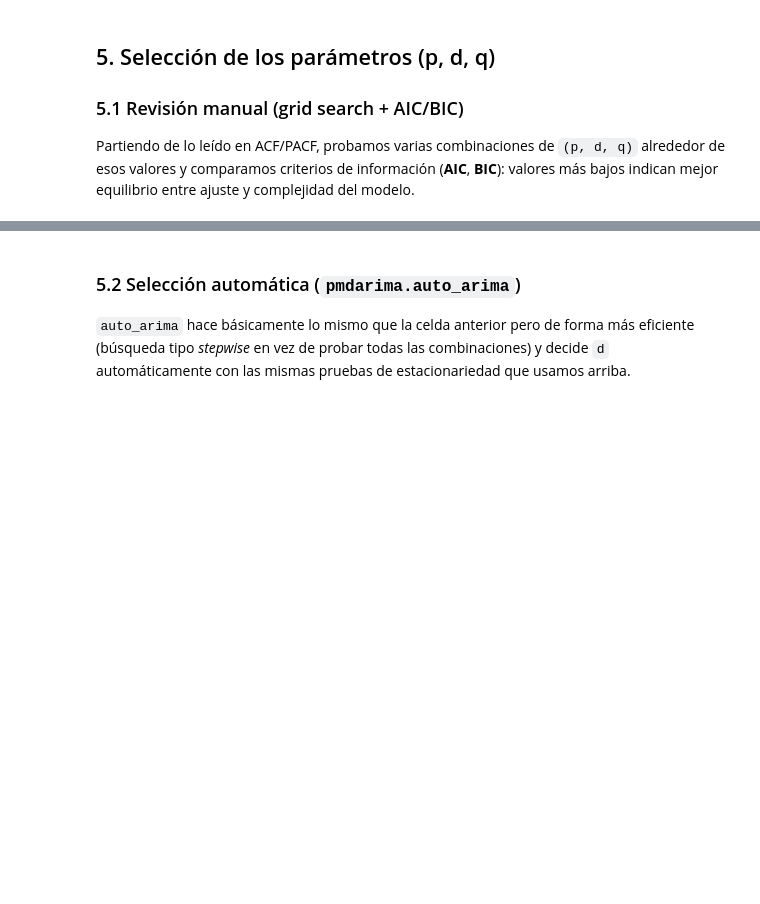
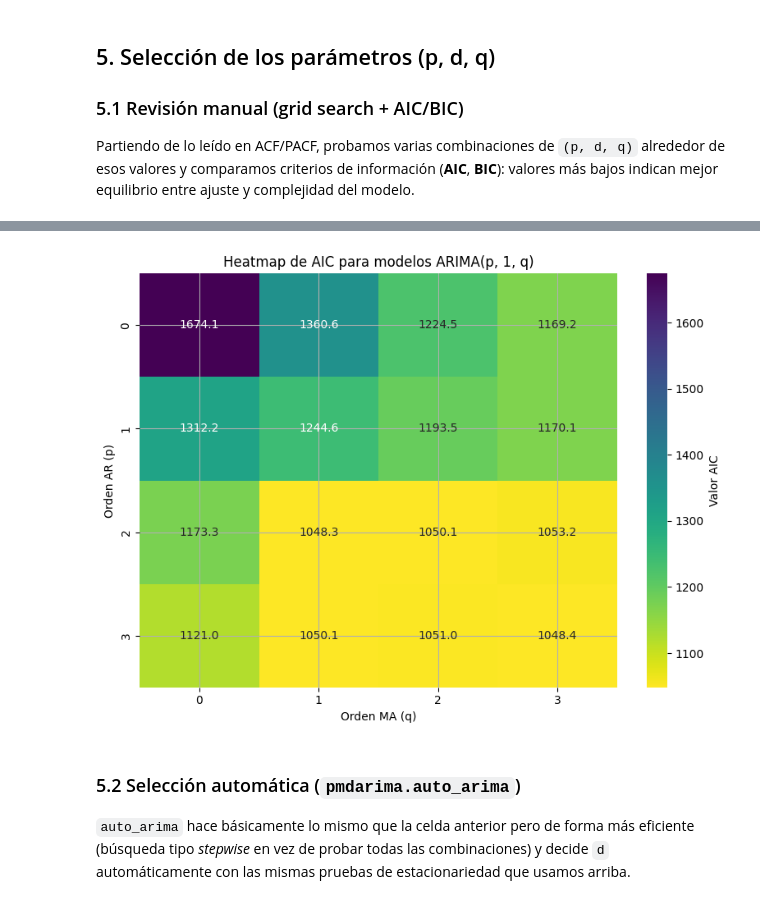
Before and after one commit to mandresblanco/Series-de-tiempo, a Jupyter notebook: Series de tiempo_.ipynb, the cells around one changed output, grey strips where cells are left out. Cells and saved outputs as stored; diff of their text form; code cells hidden in the pictures; blank space fills up the shorter version.

```diff
--- a/Series de tiempo_.ipynb
+++ b/Series de tiempo_.ipynb
@@ -230,3 +235,28 @@ tabla_ordenes.head(10)
+# %%
+import seaborn as sns
+import matplotlib.pyplot as plt
+
+# 1. Crear una tabla pivotante (matriz) donde 'p' son las filas, 'q' las columnas y los valores son el 'AIC'
+pivot_aic = tabla_ordenes.pivot(index='p', columns='q', values='AIC')
+
+# 2. Configurar el tamaño de la figura
+plt.figure(figsize=(8, 6))
+
+# 3. Generar el mapa de calor
+# annot=True muestra los números dentro de las celdas
+# cmap="viridis_r" usa una paleta de colores donde los colores más claros (o amarillos) representan los valores más bajos (mejores AIC)
+sns.heatmap(pivot_aic, annot=True, fmt=".1f", cmap="viridis_r", cbar_kws={'label': 'Valor AIC'})
+
+# 4. Añadir etiquetas para mayor claridad
+plt.title("Heatmap de AIC para modelos ARIMA(p, 1, q)")
+plt.xlabel("Orden MA (q)")
+plt.ylabel("Orden AR (p)")
+
+# Mostrar la gráfica
+plt.tight_layout()
+plt.show()
+# %% [output]
+[figure, added]
 # %% [markdown]
 ### 5.2 Selección automática (`pmdarima.auto_arima`)
 
```
Also changed, not shown: parts of 5 cells of this notebook, 1 other file.
